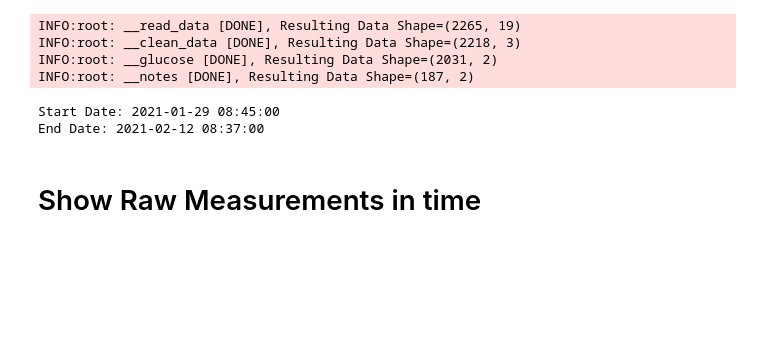
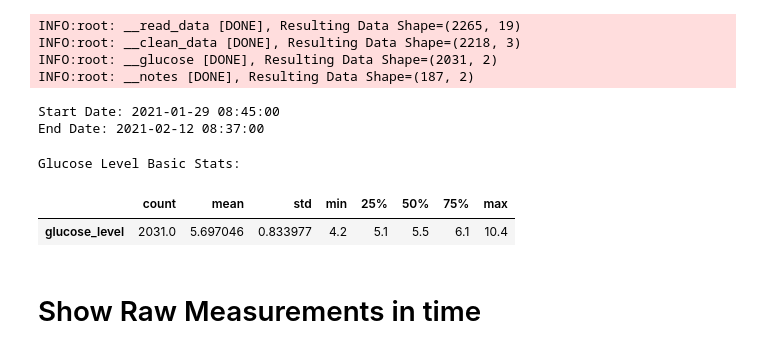
Before and after one commit to artamarkin/sugar-level, a Jupyter notebook: [1]-EDA.ipynb, the cells around one changed output. Cells and saved outputs as stored; diff of their text form; code cells hidden in the pictures; blank space fills up the shorter version.

```diff
--- a/[1]-EDA.ipynb
+++ b/[1]-EDA.ipynb
@@ -31,5 +37,13 @@ print(f"End Date: {data.cleaned['datetime'].max()}")
 # %% [output]
 Start Date: 2021-01-29 08:45:00
 End Date: 2021-02-12 08:37:00
+# %%
+print("Glucose Level Basic Stats:")
+glucose_stats = data.glucose[["glucose_level"]].describe().T
+display(glucose_stats)
+# %% [output]
+Glucose Level Basic Stats:
+|  | count | mean | std | min | 25% | 50% | 75% | max |
+| glucose_level | 2031.0 | 5.697046 | 0.833977 | 4.2 | 5.1 | 5.5 | 6.1 | 10.4 |
 # %% [markdown]
 # Show Raw Measurements in time
```
Also changed, not shown: parts of 11 cells of this notebook, 1 other file.
